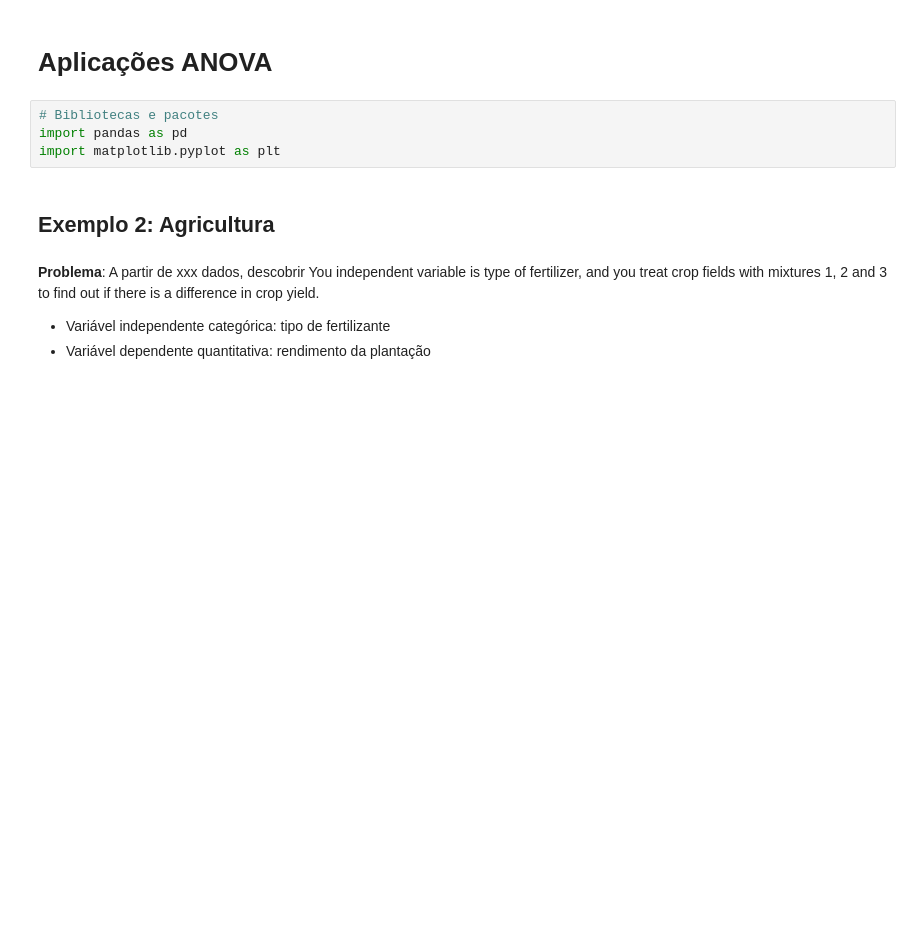
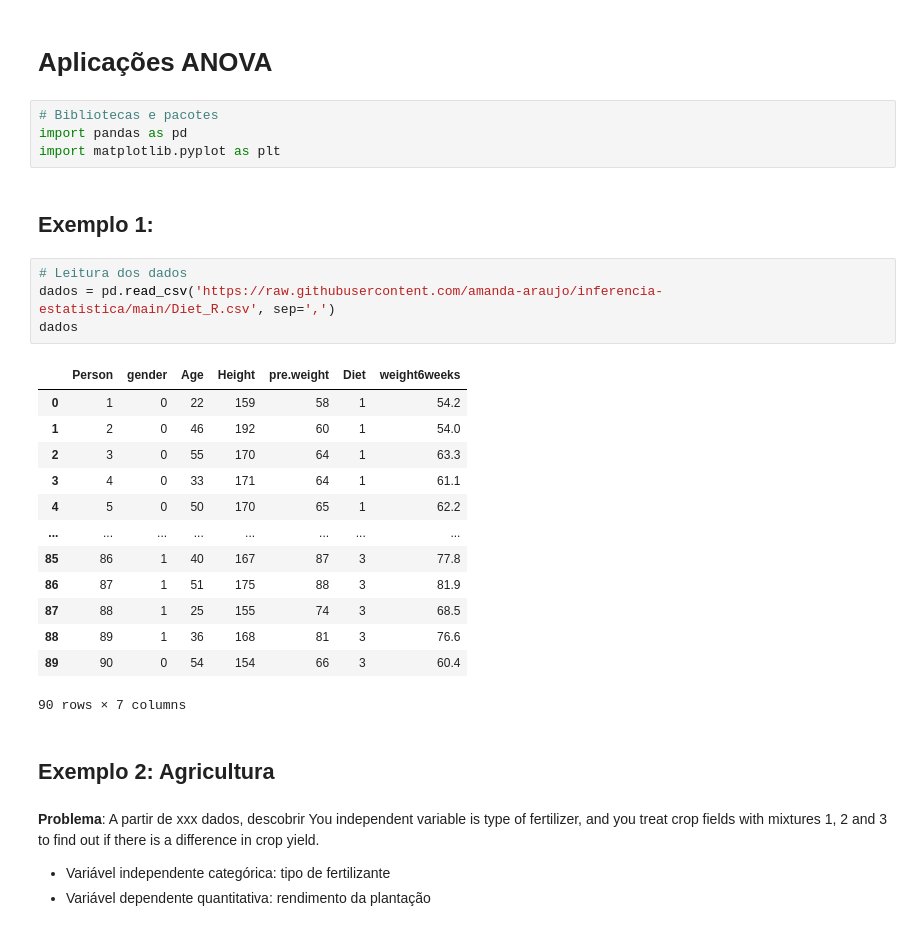
Before and after one commit to amanda-araujo/inferencia-estatistica, a Jupyter notebook: ANOVA.ipynb, the cells around one changed output. Saved outputs shown, nothing was run; the diff lists cells and outputs as text; blank space fills up the shorter version.

Commit message:
exemplo 1

```diff
--- a/ANOVA.ipynb
+++ b/ANOVA.ipynb
@@ -79,6 +79,26 @@ Use uma ANOVA de um fator (unidirecional) quando tiver coletado dados sobre uma
 # Bibliotecas e pacotes
 import pandas as pd
 import matplotlib.pyplot as plt
+# %% [markdown]
+## Exemplo 1:
+# %%
+# Leitura dos dados
+dados = pd.read_csv('https://raw.githubusercontent.com/amanda-araujo/inferencia-estatistica/main/Diet_R.csv', sep=',')
+dados
+# %% [output]
+|  | Person | gender | Age | Height | pre.weight | Diet | weight6weeks |
+| 0 | 1 | 0 | 22 | 159 | 58 | 1 | 54.2 |
+| 1 | 2 | 0 | 46 | 192 | 60 | 1 | 54.0 |
+| 2 | 3 | 0 | 55 | 170 | 64 | 1 | 63.3 |
+| 3 | 4 | 0 | 33 | 171 | 64 | 1 | 61.1 |
+| 4 | 5 | 0 | 50 | 170 | 65 | 1 | 62.2 |
+| ... | ... | ... | ... | ... | ... | ... | ... |
+| 85 | 86 | 1 | 40 | 167 | 87 | 3 | 77.8 |
+| 86 | 87 | 1 | 51 | 175 | 88 | 3 | 81.9 |
+| 87 | 88 | 1 | 25 | 155 | 74 | 3 | 68.5 |
+| 88 | 89 | 1 | 36 | 168 | 81 | 3 | 76.6 |
+| 89 | 90 | 0 | 54 | 154 | 66 | 3 | 60.4 |
+90 rows × 7 columns
 # %% [markdown]
 ## Exemplo 2: Agricultura
 # %% [markdown]
```
Also changed, not shown: parts of 1 cell of this notebook.
